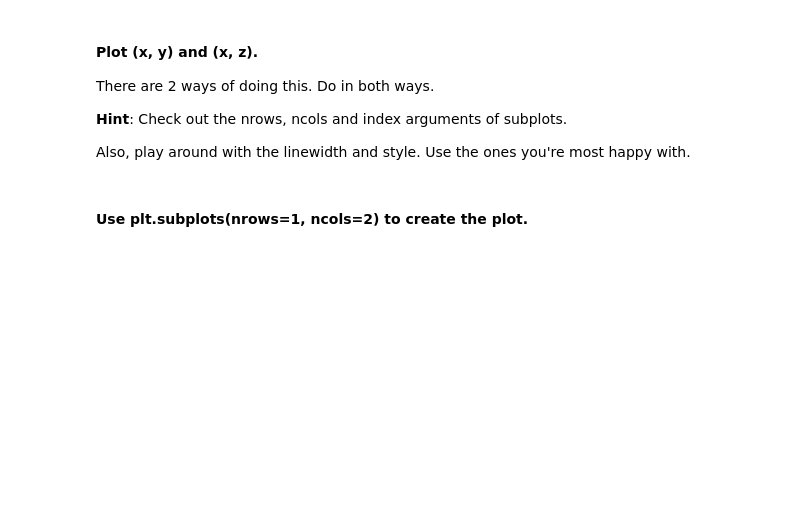
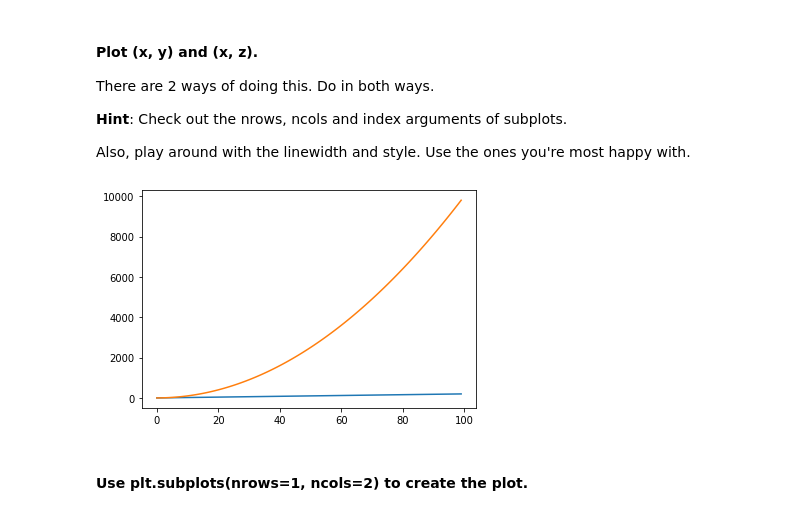
Before and after one commit to ta-datapt-bcn/lab-matplotlib-seaborn, a Jupyter notebook: your-code/main.ipynb, the cells around one changed output. Saved outputs shown, nothing was run; the diff lists cells and outputs as text; code cells hidden in the pictures; blank space fills up the shorter version.

```diff
--- a/your-code/main.ipynb
+++ b/your-code/main.ipynb
@@ -28,2 +32,10 @@ Also, play around with the linewidth and style. Use the ones you're most happy w
+# %%
+# Method 1
+fig, ax = plt.subplots()
+ax.plot(x, y)
+ax.plot(x, z)
+plt.show()
+# %% [output]
+[figure, added]
 # %% [markdown]
 #### Use plt.subplots(nrows=1, ncols=2) to create the plot.
```
Also changed, not shown: parts of 67 cells of this notebook, 2 other files.
